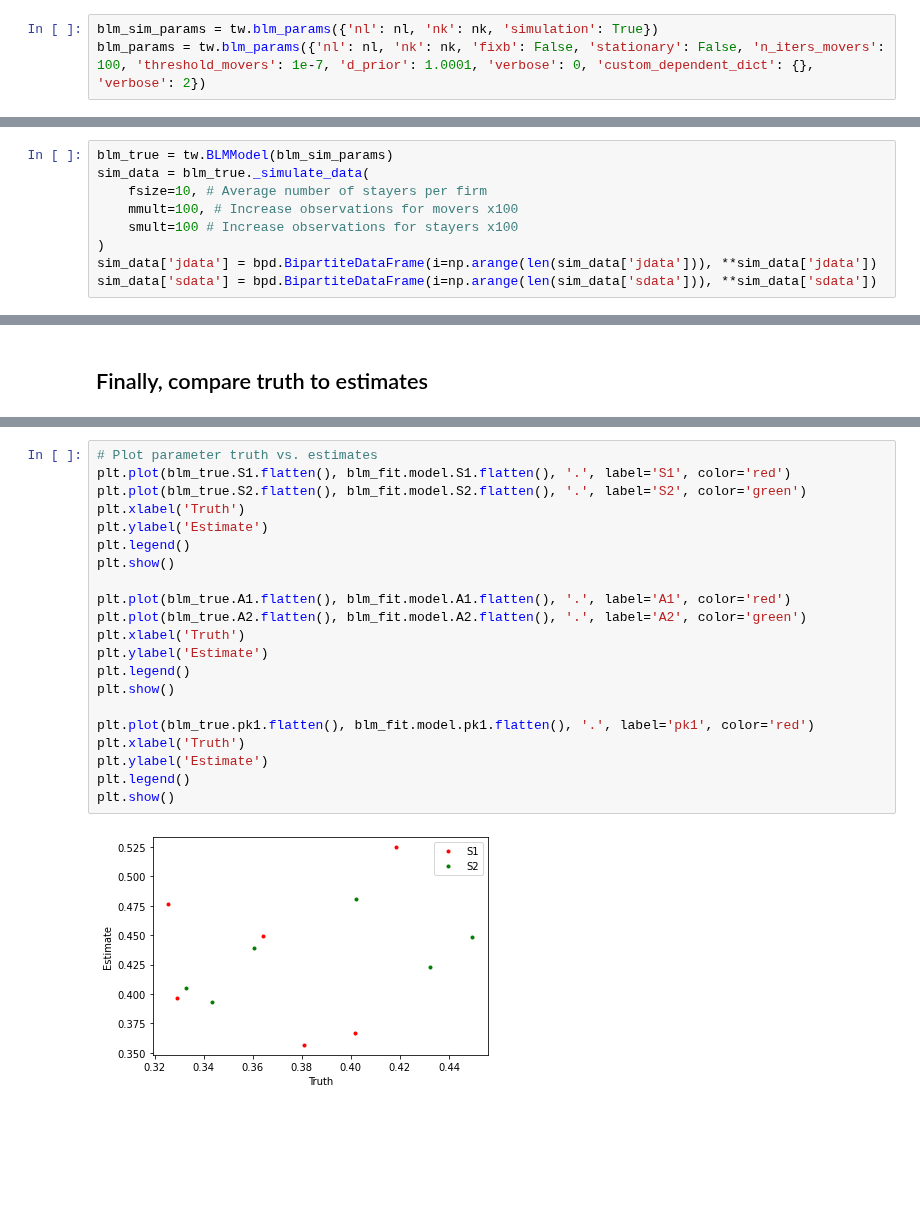
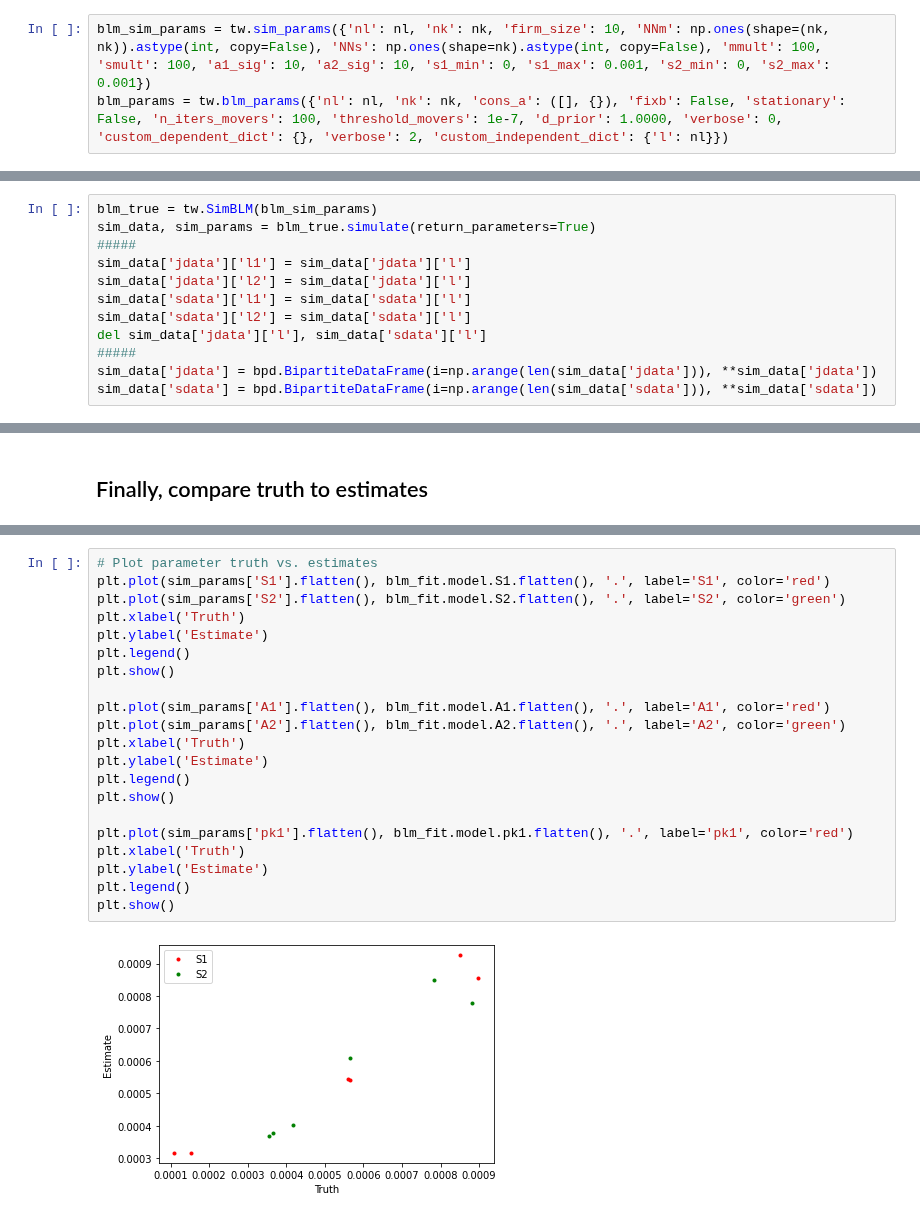
Before and after one commit to tlamadon/pytwoway, a Jupyter notebook: docs/source/notebooks/blm_example.ipynb, the cells around one changed output, grey strips where cells are left out. Saved outputs shown, nothing was run; the diff lists cells and outputs as text; blank space fills up the shorter version.

```diff
--- a/docs/source/notebooks/blm_example.ipynb
+++ b/docs/source/notebooks/blm_example.ipynb
@@ -335,17 +380,20 @@ The package contains functions to simulate data. We use this here to compare mod
 # %% [markdown]
 ## Set parameter choices
 # %%
-blm_sim_params = tw.blm_params({'nl': nl, 'nk': nk, 'simulation': True})
-blm_params = tw.blm_params({'nl': nl, 'nk': nk, 'fixb': False, 'stationary': False, 'n_iters_movers': 100, 'threshold_movers': 1e-7, 'd_prior': 1.0001, 'verbose': 0, 'custom_dependent_dict': {}, 'verbose': 2})
+blm_sim_params = tw.sim_params({'nl': nl, 'nk': nk, 'firm_size': 10, 'NNm': np.ones(shape=(nk, nk)).astype(int, copy=False), 'NNs': np.ones(shape=nk).astype(int, copy=False), 'mmult': 100, 'smult': 100, 'a1_sig': 10, 'a2_sig': 10, 's1_min': 0, 's1_max': 0.001, 's2_min': 0, 's2_max': 0.001})
+blm_params = tw.blm_params({'nl': nl, 'nk': nk, 'cons_a': ([], {}), 'fixb': False, 'stationary': False, 'n_iters_movers': 100, 'threshold_movers': 1e-7, 'd_prior': 1.0000, 'verbose': 0, 'custom_dependent_dict': {}, 'verbose': 2, 'custom_independent_dict': {'l': nl}})
 # %% [markdown]
 ## Simulate data
 # %%
-blm_true = tw.BLMModel(blm_sim_params)
-sim_data = blm_true._simulate_data(
-    fsize=10, # Average number of stayers per firm
-    mmult=100, # Increase observations for movers x100
-    smult=100 # Increase observations for stayers x100
-)
+blm_true = tw.SimBLM(blm_sim_params)
+sim_data, sim_params = blm_true.simulate(return_parameters=True)
+#####
+sim_data['jdata']['l1'] = sim_data['jdata']['l']
+sim_data['jdata']['l2'] = sim_data['jdata']['l']
+sim_data['sdata']['l1'] = sim_data['sdata']['l']
+sim_data['sdata']['l2'] = sim_data['sdata']['l']
+del sim_data['jdata']['l'], sim_data['sdata']['l']
+#####
 sim_data['jdata'] = bpd.BipartiteDataFrame(i=np.arange(len(sim_data['jdata'])), **sim_data['jdata'])
 sim_data['sdata'] = bpd.BipartiteDataFrame(i=np.arange(len(sim_data['sdata'])), **sim_data['sdata'])
 # %%
@@ -605,23 +684,23 @@ blm_fit.plot_liks_connectedness()
 # %%
 # Plot parameter truth vs. estimates
-plt.plot(blm_true.S1.flatten(), blm_fit.model.S1.flatten(), '.', label='S1', color='red')
-plt.plot(blm_true.S2.flatten(), blm_fit.model.S2.flatten(), '.', label='S2', color='green')
+plt.plot(sim_params['S1'].flatten(), blm_fit.model.S1.flatten(), '.', label='S1', color='red')
+plt.plot(sim_params['S2'].flatten(), blm_fit.model.S2.flatten(), '.', label='S2', color='green')
 plt.xlabel('Truth')
 plt.ylabel('Estimate')
 plt.legend()
 plt.show()
 
-plt.plot(blm_true.A1.flatten(), blm_fit.model.A1.flatten(), '.', label='A1', color='red')
-plt.plot(blm_true.A2.flatten(), blm_fit.model.A2.flatten(), '.', label='A2', color='green')
+plt.plot(sim_params['A1'].flatten(), blm_fit.model.A1.flatten(), '.', label='A1', color='red')
+plt.plot(sim_params['A2'].flatten(), blm_fit.model.A2.flatten(), '.', label='A2', color='green')
 plt.xlabel('Truth')
 plt.ylabel('Estimate')
 plt.legend()
 plt.show()
 
-plt.plot(blm_true.pk1.flatten(), blm_fit.model.pk1.flatten(), '.', label='pk1', color='red')
+plt.plot(sim_params['pk1'].flatten(), blm_fit.model.pk1.flatten(), '.', label='pk1', color='red')
 plt.xlabel('Truth')
 plt.ylabel('Estimate')
 plt.legend()
 plt.show()
 # %% [output]
-[figure, old version]
+[figure, new version]
```
Also changed, not shown: parts of 21 cells of this notebook, 4 other files.
